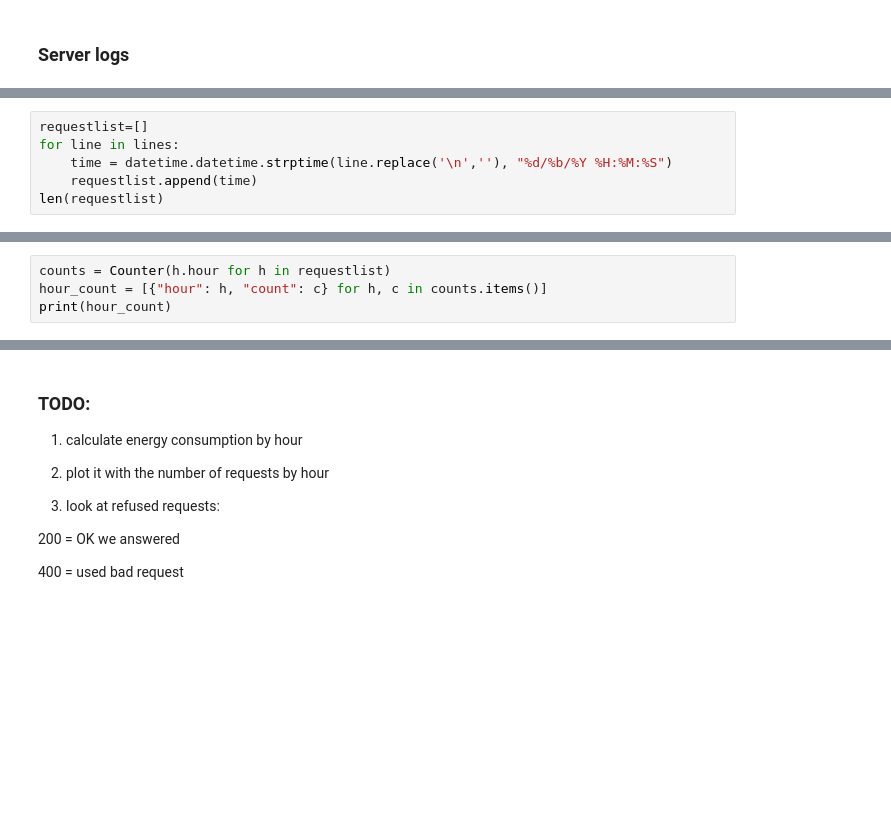
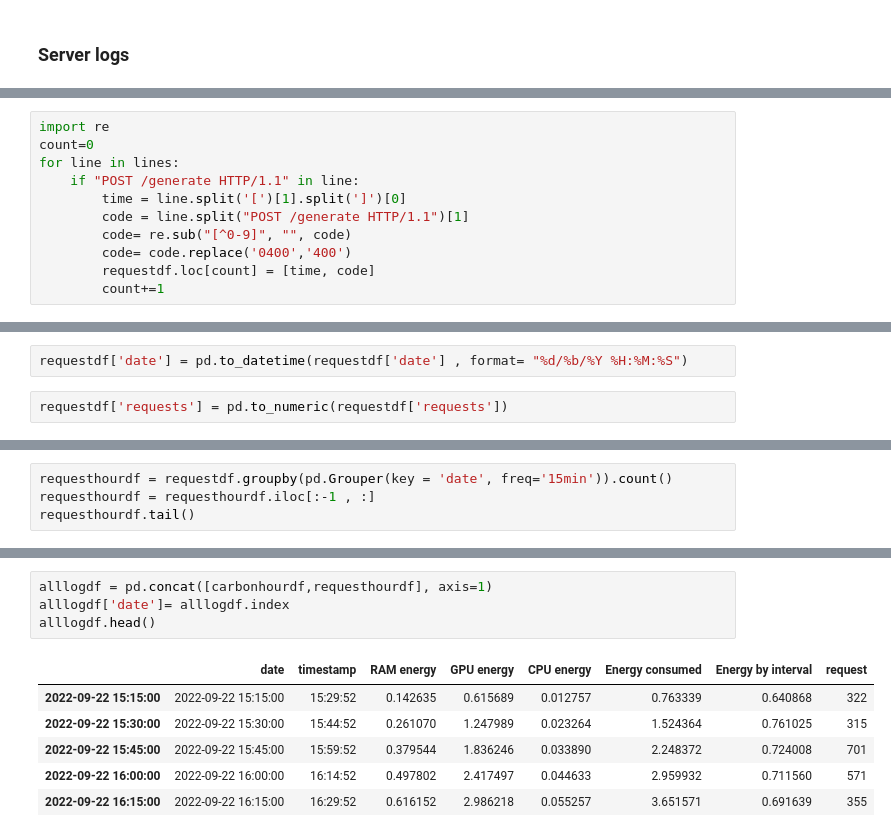
Before and after one commit to bigscience-workshop/carbon-footprint, a Jupyter notebook: bloom_api_carbon.ipynb, the cells around one changed output, grey strips where cells are left out. Cells and saved outputs as stored; diff of their text form; blank space fills up the shorter version.

```diff
--- a/bloom_api_carbon.ipynb
+++ b/bloom_api_carbon.ipynb
@@ -91,6 +176,11 @@ len(lines)
 # %%
-requestlist=[]
+import re
+count=0
 for line in lines:
-    time = datetime.datetime.strptime(line.replace('\n',''), "%d/%b/%Y %H:%M:%S")
-    requestlist.append(time)
-len(requestlist)
+    if "POST /generate HTTP/1.1" in line:
+        time = line.split('[')[1].split(']')[0]
+        code = line.split("POST /generate HTTP/1.1")[1]
+        code= re.sub("[^0-9]", "", code)
+        code= code.replace('0400','400')
+        requestdf.loc[count] = [time, code]
+        count+=1
@@ -98,0 +187,4 @@ len(requestlist)
+# %%
+requestdf['date'] = pd.to_datetime(requestdf['date'] , format= "%d/%b/%Y %H:%M:%S")
+# %%
+requestdf['requests'] = pd.to_numeric(requestdf['requests'])
@@ -99,5 +205,5 @@ len(requestlist)
 # %%
-counts = Counter(h.hour for h in requestlist)
-hour_count = [{"hour": h, "count": c} for h, c in counts.items()]
-print(hour_count)
+requesthourdf = requestdf.groupby(pd.Grouper(key = 'date', freq='15min')).count()
+requesthourdf = requesthourdf.iloc[:-1 , :]
+requesthourdf.tail()
 # %% [output]
@@ -105,12 +217,11 @@ print(hour_count)
-# %% [markdown]
-### TODO:
-
-1) calculate energy consumption by hour
-
-2) plot it with the number of requests by hour
-
-3) look at refused requests:
-
-200 = OK we answered
-
-400 = used bad request
+# %%
+alllogdf = pd.concat([carbonhourdf,requesthourdf], axis=1)
+alllogdf['date']= alllogdf.index
+alllogdf.head()
+# %% [output]
+|  | date | timestamp | RAM energy | GPU energy | CPU energy | Energy consumed | Energy by interval | request |
+| 2022-09-22 15:15:00 | 2022-09-22 15:15:00 | 15:29:52 | 0.142635 | 0.615689 | 0.012757 | 0.763339 | 0.640868 | 322 |
+| 2022-09-22 15:30:00 | 2022-09-22 15:30:00 | 15:44:52 | 0.261070 | 1.247989 | 0.023264 | 1.524364 | 0.761025 | 315 |
+| 2022-09-22 15:45:00 | 2022-09-22 15:45:00 | 15:59:52 | 0.379544 | 1.836246 | 0.033890 | 2.248372 | 0.724008 | 701 |
+| 2022-09-22 16:00:00 | 2022-09-22 16:00:00 | 16:14:52 | 0.497802 | 2.417497 | 0.044633 | 2.959932 | 0.711560 | 571 |
+| 2022-09-22 16:15:00 | 2022-09-22 16:15:00 | 16:29:52 | 0.616152 | 2.986218 | 0.055257 | 3.651571 | 0.691639 | 355 |
```
Also changed, not shown: parts of 37 cells of this notebook, 3 other files.
